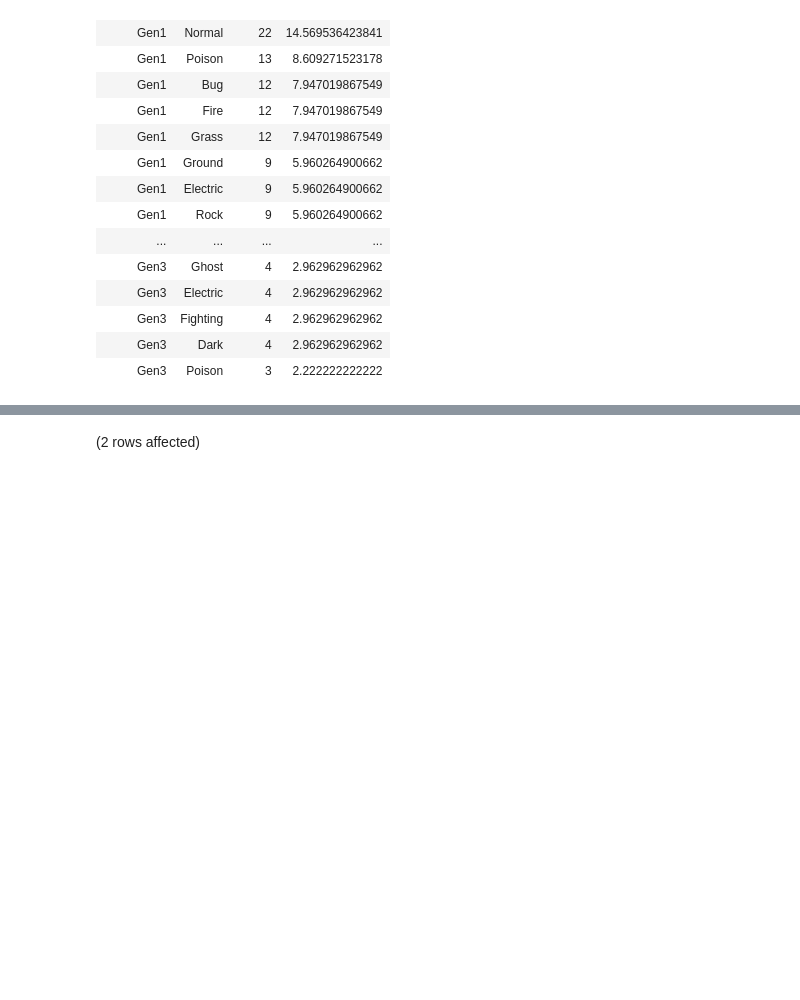
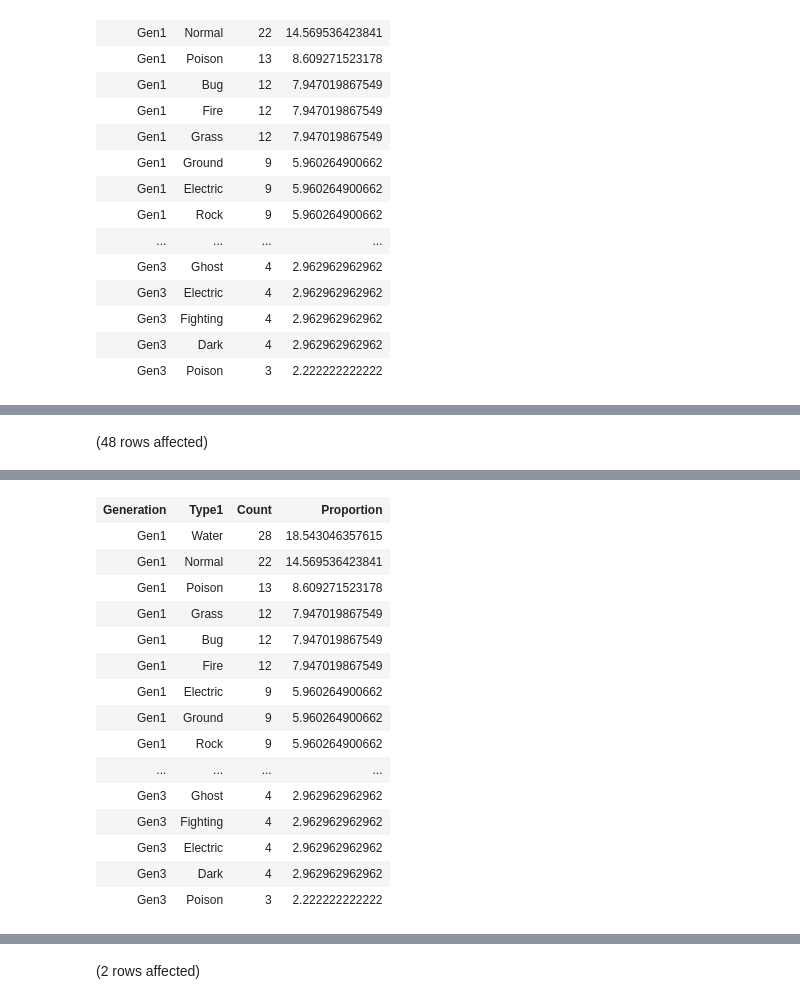
Before and after one commit to ImPrithibi/SQLProgramming, a Jupyter notebook: Project 1/Individual_Group_6_Project1_PrithibiPaul.ipynb, the cells around one changed output, grey strips where cells are left out. Saved outputs shown, nothing was run; the diff lists cells and outputs as text; code cells hidden in the pictures; blank space fills up the shorter version.

```diff
--- a/Project 1/Individual_Group_6_Project1_PrithibiPaul.ipynb
+++ b/Project 1/Individual_Group_6_Project1_PrithibiPaul.ipynb
@@ -416,0 +507,31 @@ Total execution time: 00:00:00.014
+# %%
+WITH CombinedTypes AS (
+    SELECT 'Gen1' AS Generation, Type1
+    FROM PokemonGen1.dbo.PokemonGen1
+    UNION ALL
+    SELECT 'Gen2', Type1
+    FROM PokemonGen2.dbo.PokemonGen2
+    UNION ALL
+    SELECT 'Gen3', Type1
+    FROM PokemonGen3.dbo.PokemonGen3
+),
+TypeCounts AS (
+    SELECT Generation, Type1, COUNT(*) AS Count
+    FROM CombinedTypes
+    GROUP BY Generation, Type1
+),
+TotalCounts AS (
+    SELECT Generation, COUNT(*) AS Total
+    FROM CombinedTypes
+    GROUP BY Generation
+),
+TypeProportions AS (
+    SELECT tc.Generation, tc.Type1, tc.Count, tc.Count * 100.0 / tt.Total AS Proportion
+    FROM TypeCounts tc
+    JOIN TotalCounts tt ON tc.Generation = tt.Generation
+)
+SELECT Generation, Type1, Count, Proportion
+FROM TypeProportions
+ORDER BY Generation, Proportion DESC;
+# %% [output]
+(48 rows affected)
@@ -417 +539,17 @@ Total execution time: 00:00:00.014
+| Generation | Type1 | Count | Proportion |
+| Gen1 | Water | 28 | 18.543046357615 |
+| Gen1 | Normal | 22 | 14.569536423841 |
+| Gen1 | Poison | 13 | 8.609271523178 |
+| Gen1 | Grass | 12 | 7.947019867549 |
+| Gen1 | Bug | 12 | 7.947019867549 |
+| Gen1 | Fire | 12 | 7.947019867549 |
+| Gen1 | Electric | 9 | 5.960264900662 |
+| Gen1 | Ground | 9 | 5.960264900662 |
+| Gen1 | Rock | 9 | 5.960264900662 |
+| ... | ... | ... | ... |
+| Gen3 | Ghost | 4 | 2.962962962962 |
+| Gen3 | Fighting | 4 | 2.962962962962 |
+| Gen3 | Electric | 4 | 2.962962962962 |
+| Gen3 | Dark | 4 | 2.962962962962 |
+| Gen3 | Poison | 3 | 2.222222222222 |
 # %% [markdown]
```
Also changed, not shown: parts of 17 cells of this notebook.
